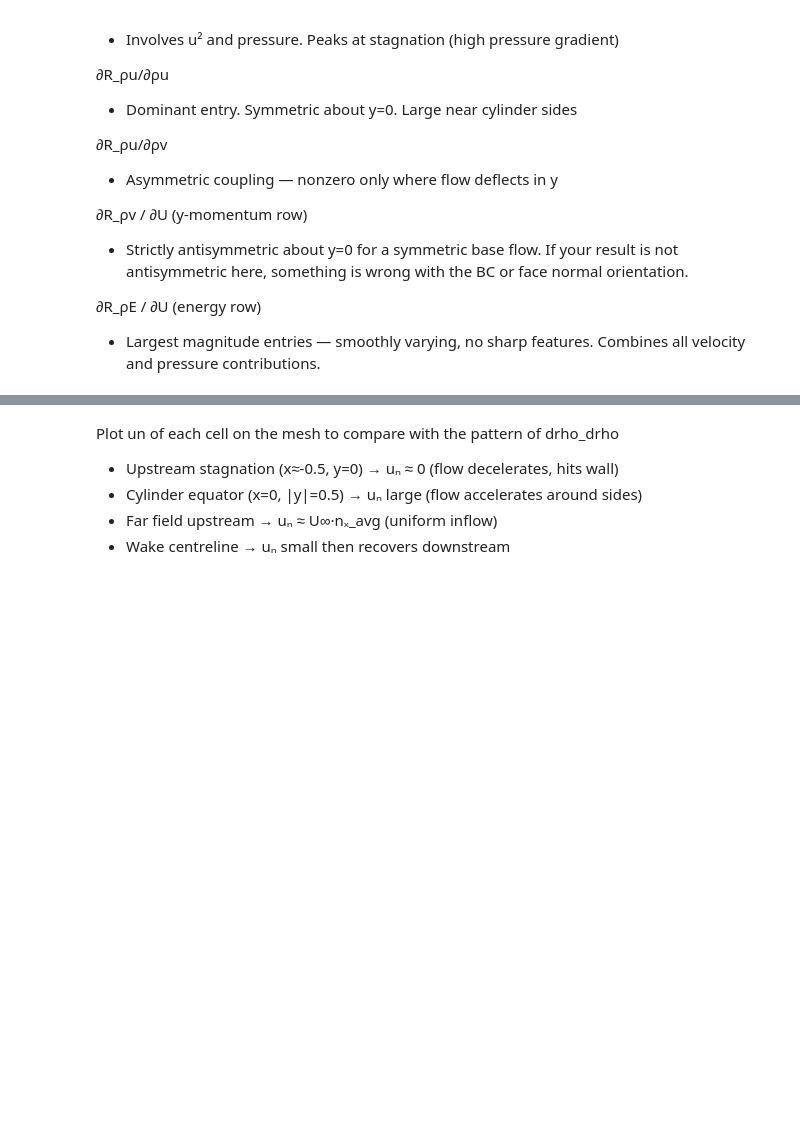
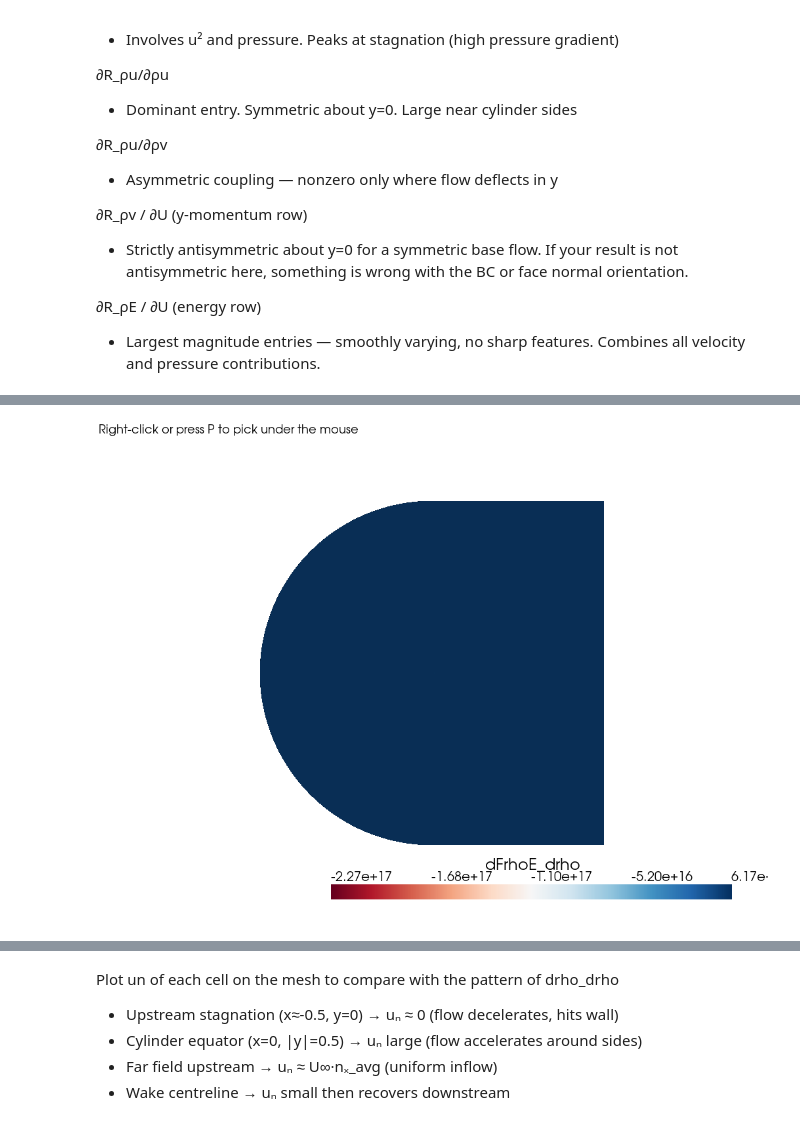
Before and after one commit to AFFONG/flux_jacobian, a Jupyter notebook: notebooks/plot_flux_jacobian.ipynb, the cells around one changed output, grey strips where cells are left out. Cells and saved outputs as stored; diff of their text form; code cells hidden in the pictures; blank space fills up the shorter version.

```diff
--- a/notebooks/plot_flux_jacobian.ipynb
+++ b/notebooks/plot_flux_jacobian.ipynb
@@ -17,4 +17,4 @@ from pyau3d.pv.loader.au3d import arrays2vtk
 
 from scipy.sparse import save_npz, load_npz
 from scipy.spatial import KDTree
-%matplotlib widget
+pv.set_jupyter_backend('trame')
@@ -169,18 +171,20 @@ def build_boundary_list(pltfile, coord, fortfile, flags_bc_map):
     return np.vstack(rows)
 # %%
 # 1. Read neccessary files
-Mesh = 765960
+Mesh = 540156
 Re   = 60
-Mach = 0.2
+Mach = 0.73
 gamma = 1.4
 R_gas = 287.0          # confirm units match the solver
 mesh_ver = 3
-
+case_name = "OAT"
 
 # dir = f"C:/Users/User/Git/flux_jacobian/cases/cylinder_{Mesh}_Re{Re}_M{Mach}"
-dir = f"/home/ahf25/CFD_2d_cylinder_all/Steady/Ma{Mach}/v{mesh_ver}_mesh/2d_cylinder_{Mesh}_Re{Re}"
-pltfile = PltFileUtils(f"{dir}/cylinder.plt")
-rstfile = UnkFileUtils(f"{dir}/cylinder.rst", extend=False)
+# dir = f"/home/ahf25/CFD_2d_cylinder_all/Steady/Ma{Mach}/v{mesh_ver}_mesh/2d_cylinder_{Mesh}_Re{Re}"
+
+dir = f"/home/ahf25/OAT15/OAT15_M0.73_A35"
+pltfile = PltFileUtils(f"{dir}/{case_name}.plt")
+rstfile = UnkFileUtils(f"{dir}/{case_name}.unk", extend=False)  # both rst and unk are fine
 
 fortfile = pd.read_csv(f"{dir}/fort.864", sep=r'\s+', header=None).to_numpy()
 
@@ -188,10 +192,14 @@ rstfile._primitive()
 U_list = conservative_variables(rstfile, gamma)
 coord  = pltfile.coord
 
-# Read the jacobians from ./data
-data_dir = f"/home/ahf25/git/flux_jacobian/data/flux_jacobian_assembly_v4/v{mesh_ver}_mesh"
-# data_dir = "C:/Users/User/Git/flux_jacobian/data/flux_jacobian_assembly_v4"
-npz_file = f"jacobian_cylinder_{Mesh}_Re{Re}_M{Mach}_fd.npz"
+# # Read the jacobians from ./data
+# data_dir = f"/home/ahf25/git/flux_jacobian/data/flux_jacobian_assembly_v4/v{mesh_ver}_mesh"
+# # data_dir = "C:/Users/User/Git/flux_jacobian/data/flux_jacobian_assembly_v4"
+# npz_file = f"jacobian_cylinder_{Mesh}_Re{Re}_M{Mach}_fd.npz"
+
+data_dir = f"/home/ahf25/git/flux_jacobian/data/flux_jacobian_assembly_v5"
+npz_file = "jacobian_OAT15_M0.73_A35_fd.npz"
+
 global_flux_jacobian_fd = load_npz(f"{data_dir}/{npz_file}")
 # %%
 # rebuild boundary list
@@ -289,7 +314,7 @@ Sanity Checks of different entries of the flux jacobian
 - Largest magnitude entries — smoothly varying, no sharp features. Combines all velocity and pressure contributions.
 # %%
 # ── Plot one field  ───────────────────────────────────────────────────────────
-field = 'dFrho_drho'
+field = 'dFrhoE_drho'
 
 def print_pick(point):
     # finds nearest point and prints its value
@@ -316,3 +342,4 @@ Widget(value='<iframe src="http://localhost:44529/index.html?ui=P_0x7ddfac6bb5f0
+[figure, added]
 # %%
 # plot in log scale
 # ── choose transform ──────────────────────────────────────────────────────────
```
Also changed, not shown: parts of 6 cells of this notebook, 3 other files.
